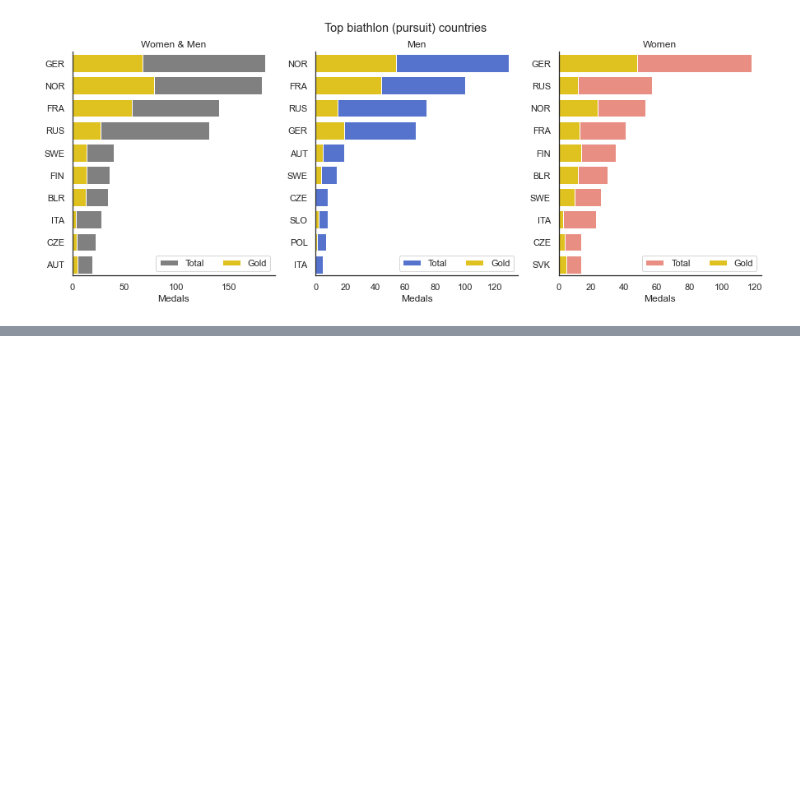
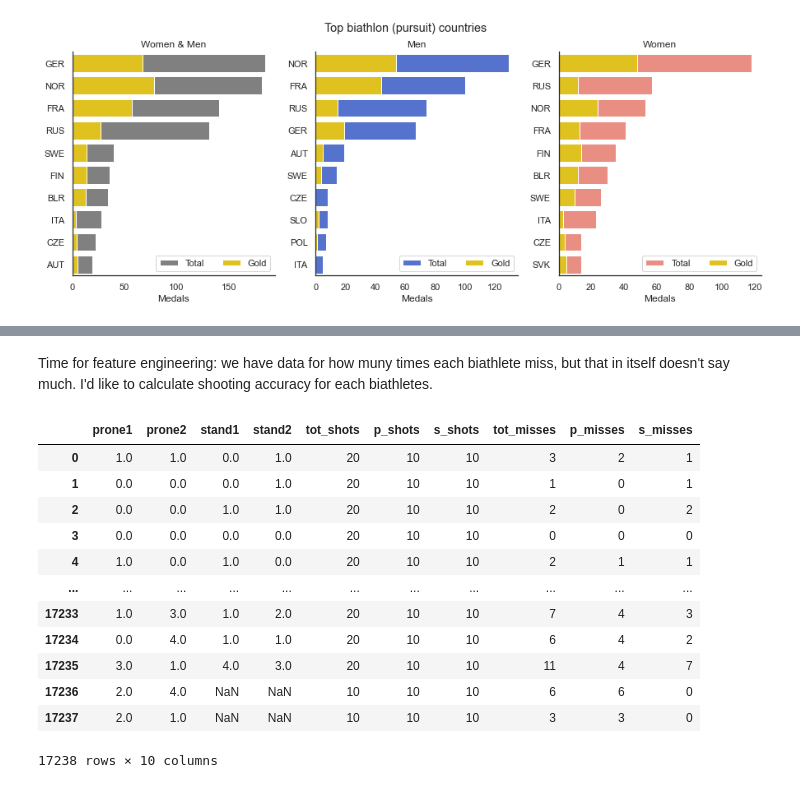
Before and after one commit to iliakhrenov/biathlon_data_analysis, a Jupyter notebook: EDA.ipynb, the cells around one changed output, grey strips where cells are left out. Saved outputs shown, nothing was run; the diff lists cells and outputs as text; code cells hidden in the pictures; blank space fills up the shorter version.

```diff
--- a/EDA.ipynb
+++ b/EDA.ipynb
@@ -296,0 +375,2 @@ sns.despine(left=False, bottom=False)
+# %% [markdown]
+Time for feature engineering: we have data for how muny times each biathlete miss, but that in itself doesn't say much. I'd like to calculate shooting accuracy for each biathletes.
@@ -296,0 +392,16 @@ sns.despine(left=False, bottom=False)
+# %%
+df[['prone1', 'prone2', 'stand1', 'stand2', 'tot_shots', 'p_shots', 's_shots', 'tot_misses', 'p_misses', 's_misses']]
+# %% [output]
+|  | prone1 | prone2 | stand1 | stand2 | tot_shots | p_shots | s_shots | tot_misses | p_misses | s_misses |
+| 0 | 1.0 | 1.0 | 0.0 | 1.0 | 20 | 10 | 10 | 3 | 2 | 1 |
+| 1 | 0.0 | 0.0 | 0.0 | 1.0 | 20 | 10 | 10 | 1 | 0 | 1 |
+| 2 | 0.0 | 0.0 | 1.0 | 1.0 | 20 | 10 | 10 | 2 | 0 | 2 |
+| 3 | 0.0 | 0.0 | 0.0 | 0.0 | 20 | 10 | 10 | 0 | 0 | 0 |
+| 4 | 1.0 | 0.0 | 1.0 | 0.0 | 20 | 10 | 10 | 2 | 1 | 1 |
+| ... | ... | ... | ... | ... | ... | ... | ... | ... | ... | ... |
+| 17233 | 1.0 | 3.0 | 1.0 | 2.0 | 20 | 10 | 10 | 7 | 4 | 3 |
+| 17234 | 0.0 | 4.0 | 1.0 | 1.0 | 20 | 10 | 10 | 6 | 4 | 2 |
+| 17235 | 3.0 | 1.0 | 4.0 | 3.0 | 20 | 10 | 10 | 11 | 4 | 7 |
+| 17236 | 2.0 | 4.0 | NaN | NaN | 10 | 10 | 10 | 6 | 6 | 0 |
+| 17237 | 2.0 | 1.0 | NaN | NaN | 10 | 10 | 10 | 3 | 3 | 0 |
+17238 rows × 10 columns
```
Also changed, not shown: parts of 16 cells of this notebook.
